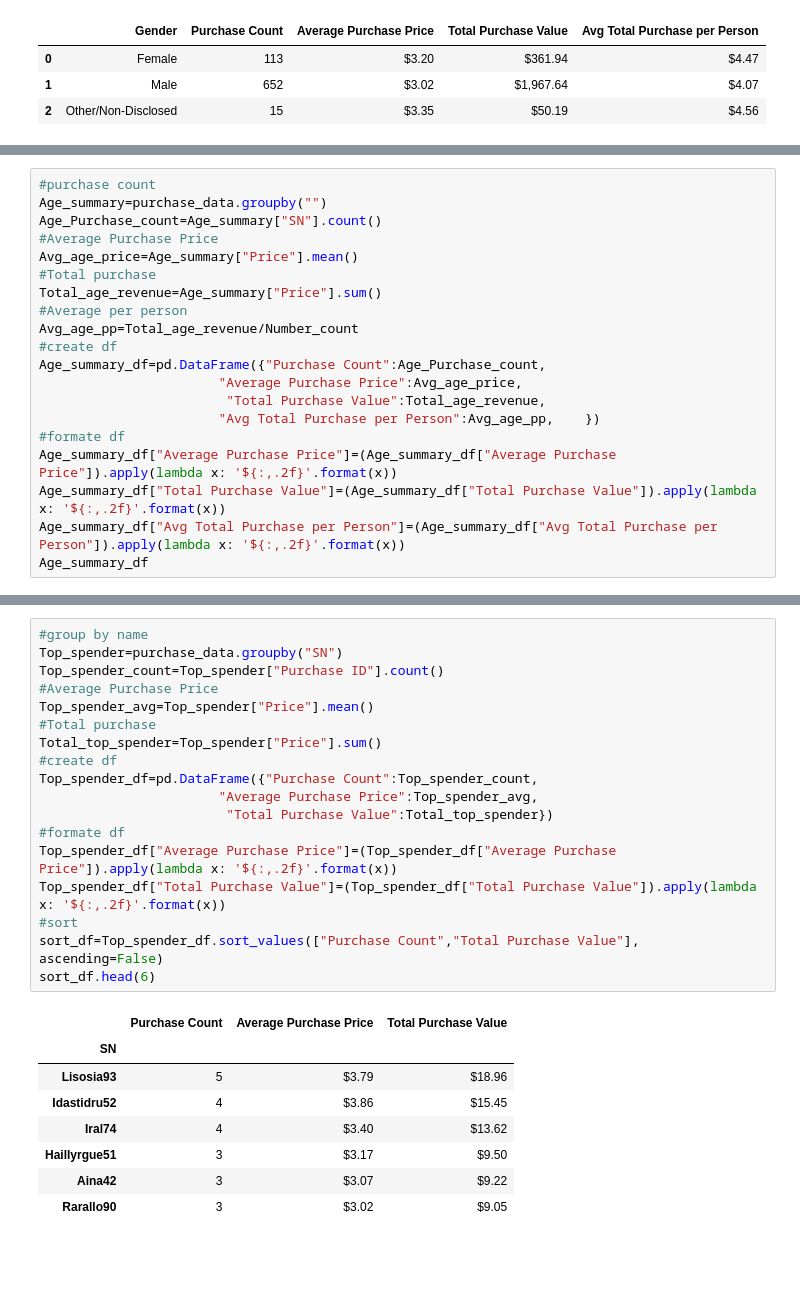
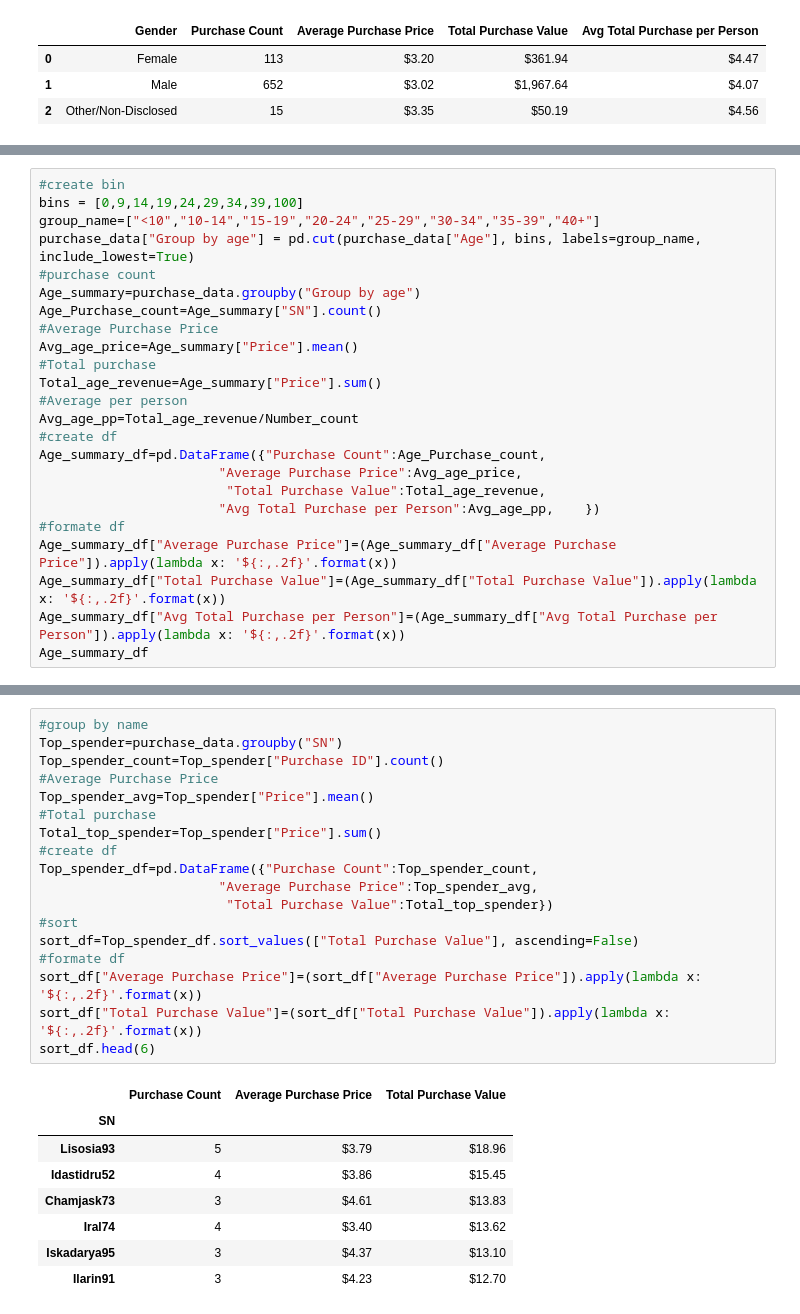
Before and after one commit to yankong88118/UCI-Test-YK, a Jupyter notebook: Pandas-Challenge/HeroesOfPymoli/Main.ipynb, the cells around one changed output, grey strips where cells are left out. Saved outputs shown, nothing was run; the diff lists cells and outputs as text; blank space fills up the shorter version.

```diff
--- a/Pandas-Challenge/HeroesOfPymoli/Main.ipynb
+++ b/Pandas-Challenge/HeroesOfPymoli/Main.ipynb
@@ -147,8 +147,12 @@ See the caveats in the documentation: https://pandas.pydata.org/pandas-docs/stab
 | 35-39 | 31 | 5.38% |
 | 40+ | 12 | 2.08% |
 # %%
+#create bin
+bins = [0,9,14,19,24,29,34,39,100]
+group_name=["<10","10-14","15-19","20-24","25-29","30-34","35-39","40+"]
+purchase_data["Group by age"] = pd.cut(purchase_data["Age"], bins, labels=group_name, include_lowest=True)
 #purchase count
-Age_summary=purchase_data.groupby("")
+Age_summary=purchase_data.groupby("Group by age")
 Age_Purchase_count=Age_summary["SN"].count()
 #Average Purchase Price
 Avg_age_price=Age_summary["Price"].mean()
@@ -180,30 +184,30 @@ Age_summary_df
 # %%
 #group by name
 Top_spender=purchase_data.groupby("SN")
 Top_spender_count=Top_spender["Purchase ID"].count()
 #Average Purchase Price
 Top_spender_avg=Top_spender["Price"].mean()
 #Total purchase
 Total_top_spender=Top_spender["Price"].sum()
 #create df
 Top_spender_df=pd.DataFrame({"Purchase Count":Top_spender_count,
                        "Average Purchase Price":Top_spender_avg,
                         "Total Purchase Value":Total_top_spender})
+#sort
+sort_df=Top_spender_df.sort_values(["Total Purchase Value"], ascending=False)
 #formate df
-Top_spender_df["Average Purchase Price"]=(Top_spender_df["Average Purchase Price"]).apply(lambda x: '${:,.2f}'.format(x))
-Top_spender_df["Total Purchase Value"]=(Top_spender_df["Total Purchase Value"]).apply(lambda x: '${:,.2f}'.format(x))
-#sort
-sort_df=Top_spender_df.sort_values(["Purchase Count","Total Purchase Value"], ascending=False)
+sort_df["Average Purchase Price"]=(sort_df["Average Purchase Price"]).apply(lambda x: '${:,.2f}'.format(x))
+sort_df["Total Purchase Value"]=(sort_df["Total Purchase Value"]).apply(lambda x: '${:,.2f}'.format(x))
 sort_df.head(6)
 # %% [output]
 |  | Purchase Count | Average Purchase Price | Total Purchase Value |
 | SN |  |  |  |
 | Lisosia93 | 5 | $3.79 | $18.96 |
 | Idastidru52 | 4 | $3.86 | $15.45 |
+| Chamjask73 | 3 | $4.61 | $13.83 |
 | Iral74 | 4 | $3.40 | $13.62 |
-| Haillyrgue51 | 3 | $3.17 | $9.50 |
-| Aina42 | 3 | $3.07 | $9.22 |
-| Rarallo90 | 3 | $3.02 | $9.05 |
+| Iskadarya95 | 3 | $4.37 | $13.10 |
+| Ilarin91 | 3 | $4.23 | $12.70 |
 # %%
 #group by item id
 Top_item=purchase_data.groupby(["Item ID","Item Name"])
```
Also changed, not shown: parts of 5 cells of this notebook.
